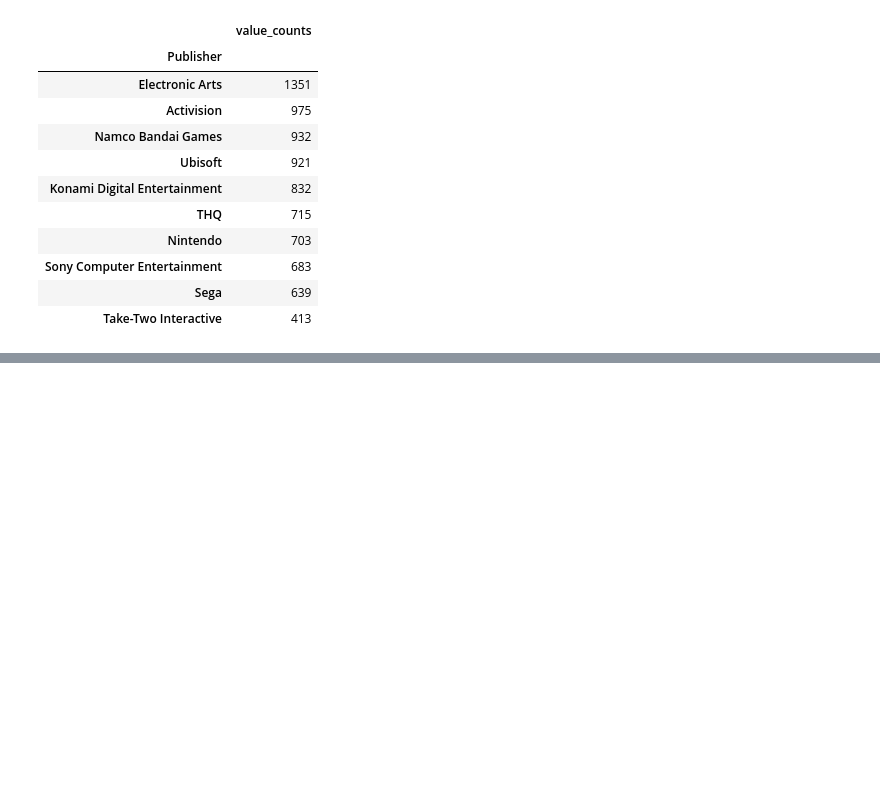
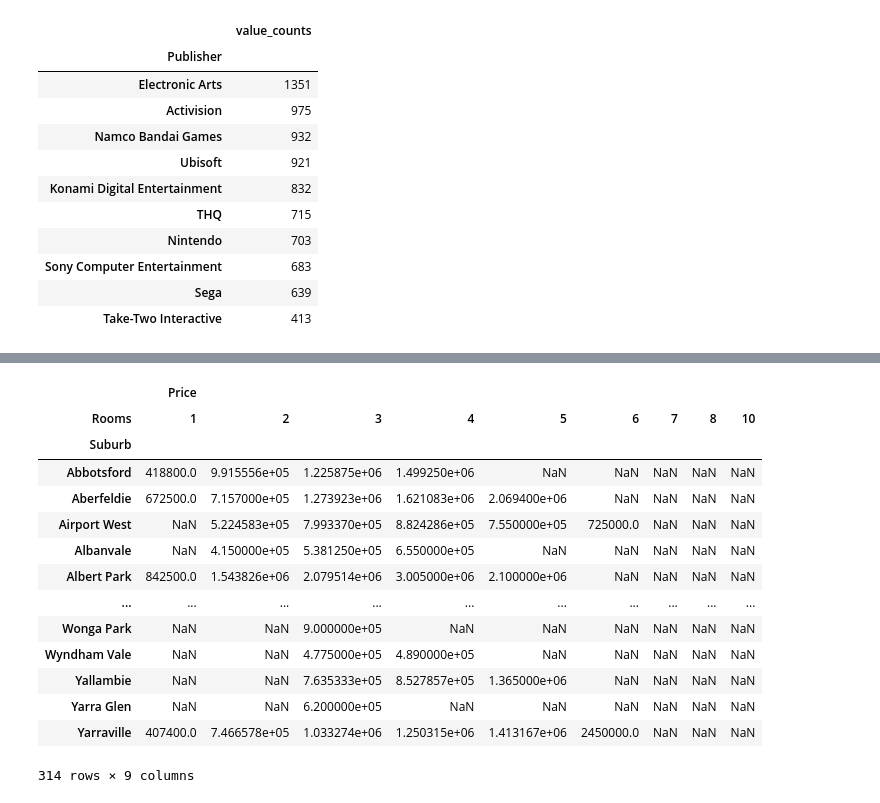
Before and after one commit to aricahyasaputra/data-sains-course-assigment-, a Jupyter notebook: Week 4/Tugas_4_Data_Sains.ipynb, the cells around one changed output, grey strips where cells are left out. Saved outputs shown, nothing was run; the diff lists cells and outputs as text; code cells hidden in the pictures; blank space fills up the shorter version.

```diff
--- a/Week 4/Tugas_4_Data_Sains.ipynb
+++ b/Week 4/Tugas_4_Data_Sains.ipynb
@@ -516,0 +596,20 @@ publisher_counts.head(10)
+# %%
+# melakukan pivot data
+grouped_pivot = grouped_test1.pivot(index='Suburb',columns='Rooms')
+grouped_pivot
+# %% [output]
+|  | Price |  |  |  |  |  |  |  |  |
+| Rooms | 1 | 2 | 3 | 4 | 5 | 6 | 7 | 8 | 10 |
+| Suburb |  |  |  |  |  |  |  |  |  |
+| Abbotsford | 418800.0 | 9.915556e+05 | 1.225875e+06 | 1.499250e+06 | NaN | NaN | NaN | NaN | NaN |
+| Aberfeldie | 672500.0 | 7.157000e+05 | 1.273923e+06 | 1.621083e+06 | 2.069400e+06 | NaN | NaN | NaN | NaN |
+| Airport West | NaN | 5.224583e+05 | 7.993370e+05 | 8.824286e+05 | 7.550000e+05 | 725000.0 | NaN | NaN | NaN |
+| Albanvale | NaN | 4.150000e+05 | 5.381250e+05 | 6.550000e+05 | NaN | NaN | NaN | NaN | NaN |
+| Albert Park | 842500.0 | 1.543826e+06 | 2.079514e+06 | 3.005000e+06 | 2.100000e+06 | NaN | NaN | NaN | NaN |
+| ... | ... | ... | ... | ... | ... | ... | ... | ... | ... |
+| Wonga Park | NaN | NaN | 9.000000e+05 | NaN | NaN | NaN | NaN | NaN | NaN |
+| Wyndham Vale | NaN | NaN | 4.775000e+05 | 4.890000e+05 | NaN | NaN | NaN | NaN | NaN |
+| Yallambie | NaN | NaN | 7.635333e+05 | 8.527857e+05 | 1.365000e+06 | NaN | NaN | NaN | NaN |
+| Yarra Glen | NaN | NaN | 6.200000e+05 | NaN | NaN | NaN | NaN | NaN | NaN |
+| Yarraville | 407400.0 | 7.466578e+05 | 1.033274e+06 | 1.250315e+06 | 1.413167e+06 | 2450000.0 | NaN | NaN | NaN |
+314 rows × 9 columns
```
Also changed, not shown: parts of 10 cells of this notebook.
